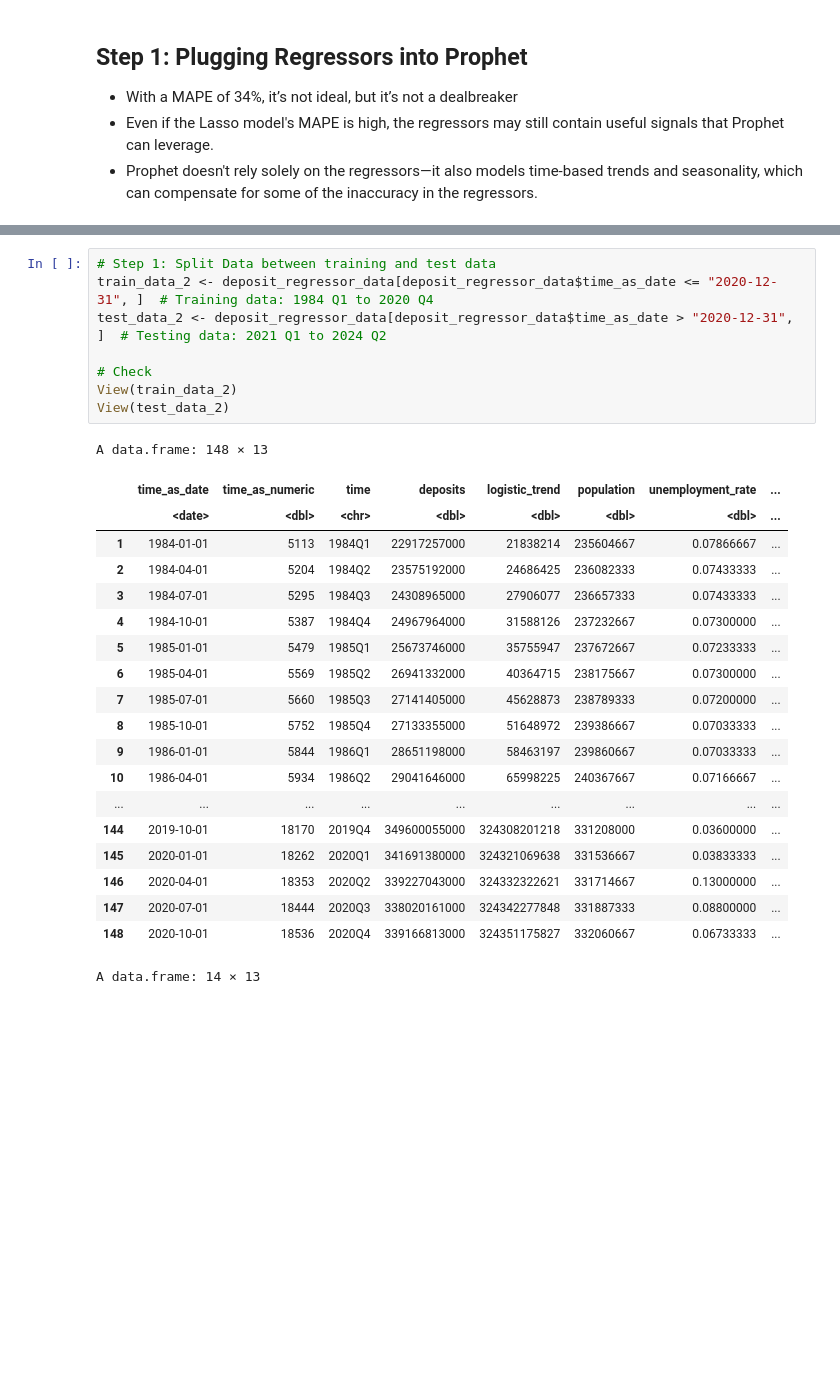
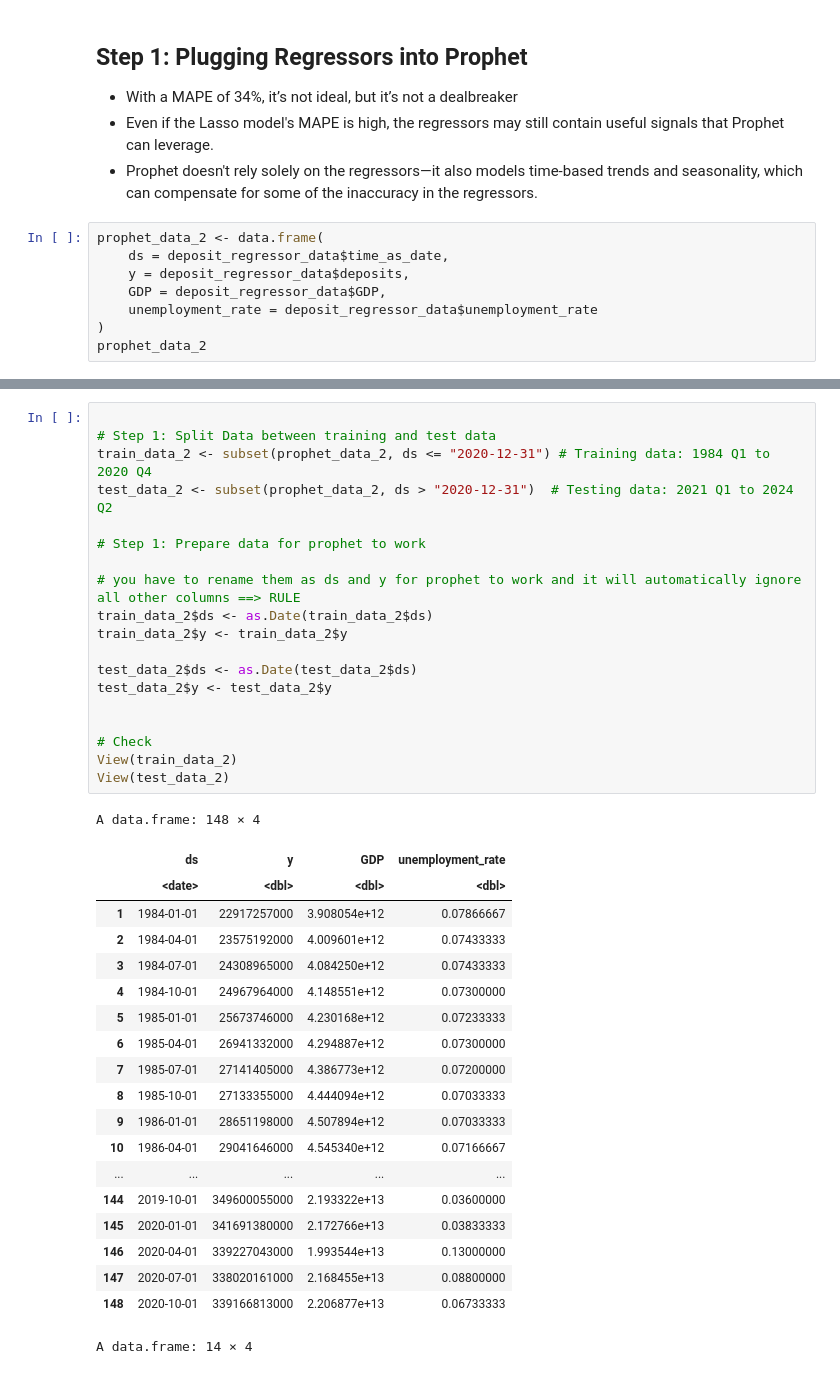
Before and after one commit to nzarama-kouadio/DUKE_MIDS_QFC_Final_Project, a Jupyter notebook: model_prediction/prophet_model.ipynb, the cells around one changed output, grey strips where cells are left out. Drawn from its saved outputs; the diff is of its cells as text; blank space fills up the shorter version.

Commit message:
it works, ayyyy prophet with regressors

```diff
--- a/model_prediction/prophet_model.ipynb
+++ b/model_prediction/prophet_model.ipynb
@@ -682,3 +722,11 @@ print(MAPE)
 - With a MAPE of 34%, it’s not ideal, but it’s not a dealbreaker
 - Even if the Lasso model's MAPE is high, the regressors may still contain useful signals that Prophet can leverage.
 - Prophet doesn't rely solely on the regressors—it also models time-based trends and seasonality, which can compensate for some of the inaccuracy in the regressors.
+# %%
+prophet_data_2 <- data.frame(
+    ds = deposit_regressor_data$time_as_date,
+    y = deposit_regressor_data$deposits,
+    GDP = deposit_regressor_data$GDP,
+    unemployment_rate = deposit_regressor_data$unemployment_rate
+)
+prophet_data_2
@@ -685,29 +753,40 @@ print(MAPE)
 # %%
+
 # Step 1: Split Data between training and test data
-train_data_2 <- deposit_regressor_data[deposit_regressor_data$time_as_date <= "2020-12-31", ]  # Training data: 1984 Q1 to 2020 Q4
-test_data_2 <- deposit_regressor_data[deposit_regressor_data$time_as_date > "2020-12-31", ]  # Testing data: 2021 Q1 to 2024 Q2
+train_data_2 <- subset(prophet_data_2, ds <= "2020-12-31") # Training data: 1984 Q1 to 2020 Q4
+test_data_2 <- subset(prophet_data_2, ds > "2020-12-31")  # Testing data: 2021 Q1 to 2024 Q2
+
+# Step 1: Prepare data for prophet to work
+
+# you have to rename them as ds and y for prophet to work and it will automatically ignore all other columns ==> RULE
+train_data_2$ds <- as.Date(train_data_2$ds)
+train_data_2$y <- train_data_2$y
+
+test_data_2$ds <- as.Date(test_data_2$ds)
+test_data_2$y <- test_data_2$y
+
 
 # Check
 View(train_data_2)
 View(test_data_2)
 # %% [output]
-A data.frame: 148 × 13
+A data.frame: 148 × 4
-|  | time_as_date | time_as_numeric | time | deposits | logistic_trend | population | unemployment_rate | ... |
-|  | <date> | <dbl> | <chr> | <dbl> | <dbl> | <dbl> | <dbl> | ... |
-| 1 | 1984-01-01 | 5113 | 1984Q1 | 22917257000 | 21838214 | 235604667 | 0.07866667 | ... |
-| 2 | 1984-04-01 | 5204 | 1984Q2 | 23575192000 | 24686425 | 236082333 | 0.07433333 | ... |
-| 3 | 1984-07-01 | 5295 | 1984Q3 | 24308965000 | 27906077 | 236657333 | 0.07433333 | ... |
-| 4 | 1984-10-01 | 5387 | 1984Q4 | 24967964000 | 31588126 | 237232667 | 0.07300000 | ... |
-| 5 | 1985-01-01 | 5479 | 1985Q1 | 25673746000 | 35755947 | 237672667 | 0.07233333 | ... |
-| 6 | 1985-04-01 | 5569 | 1985Q2 | 26941332000 | 40364715 | 238175667 | 0.07300000 | ... |
-| 7 | 1985-07-01 | 5660 | 1985Q3 | 27141405000 | 45628873 | 238789333 | 0.07200000 | ... |
-| 8 | 1985-10-01 | 5752 | 1985Q4 | 27133355000 | 51648972 | 239386667 | 0.07033333 | ... |
-| 9 | 1986-01-01 | 5844 | 1986Q1 | 28651198000 | 58463197 | 239860667 | 0.07033333 | ... |
-| 10 | 1986-04-01 | 5934 | 1986Q2 | 29041646000 | 65998225 | 240367667 | 0.07166667 | ... |
-| ... | ... | ... | ... | ... | ... | ... | ... | ... |
-| 144 | 2019-10-01 | 18170 | 2019Q4 | 349600055000 | 324308201218 | 331208000 | 0.03600000 | ... |
-| 145 | 2020-01-01 | 18262 | 2020Q1 | 341691380000 | 324321069638 | 331536667 | 0.03833333 | ... |
-| 146 | 2020-04-01 | 18353 | 2020Q2 | 339227043000 | 324332322621 | 331714667 | 0.13000000 | ... |
-| 147 | 2020-07-01 | 18444 | 2020Q3 | 338020161000 | 324342277848 | 331887333 | 0.08800000 | ... |
-| 148 | 2020-10-01 | 18536 | 2020Q4 | 339166813000 | 324351175827 | 332060667 | 0.06733333 | ... |
+|  | ds | y | GDP | unemployment_rate |
+|  | <date> | <dbl> | <dbl> | <dbl> |
+| 1 | 1984-01-01 | 22917257000 | 3.908054e+12 | 0.07866667 |
+| 2 | 1984-04-01 | 23575192000 | 4.009601e+12 | 0.07433333 |
+| 3 | 1984-07-01 | 24308965000 | 4.084250e+12 | 0.07433333 |
+| 4 | 1984-10-01 | 24967964000 | 4.148551e+12 | 0.07300000 |
+| 5 | 1985-01-01 | 25673746000 | 4.230168e+12 | 0.07233333 |
+| 6 | 1985-04-01 | 26941332000 | 4.294887e+12 | 0.07300000 |
+| 7 | 1985-07-01 | 27141405000 | 4.386773e+12 | 0.07200000 |
+| 8 | 1985-10-01 | 27133355000 | 4.444094e+12 | 0.07033333 |
+| 9 | 1986-01-01 | 28651198000 | 4.507894e+12 | 0.07033333 |
+| 10 | 1986-04-01 | 29041646000 | 4.545340e+12 | 0.07166667 |
+| ... | ... | ... | ... | ... |
+| 144 | 2019-10-01 | 349600055000 | 2.193322e+13 | 0.03600000 |
+| 145 | 2020-01-01 | 341691380000 | 2.172766e+13 | 0.03833333 |
+| 146 | 2020-04-01 | 339227043000 | 1.993544e+13 | 0.13000000 |
+| 147 | 2020-07-01 | 338020161000 | 2.168455e+13 | 0.08800000 |
+| 148 | 2020-10-01 | 339166813000 | 2.206877e+13 | 0.06733333 |
-A data.frame: 14 × 13
+A data.frame: 14 × 4
```
Also changed, not shown: parts of 27 cells of this notebook.
